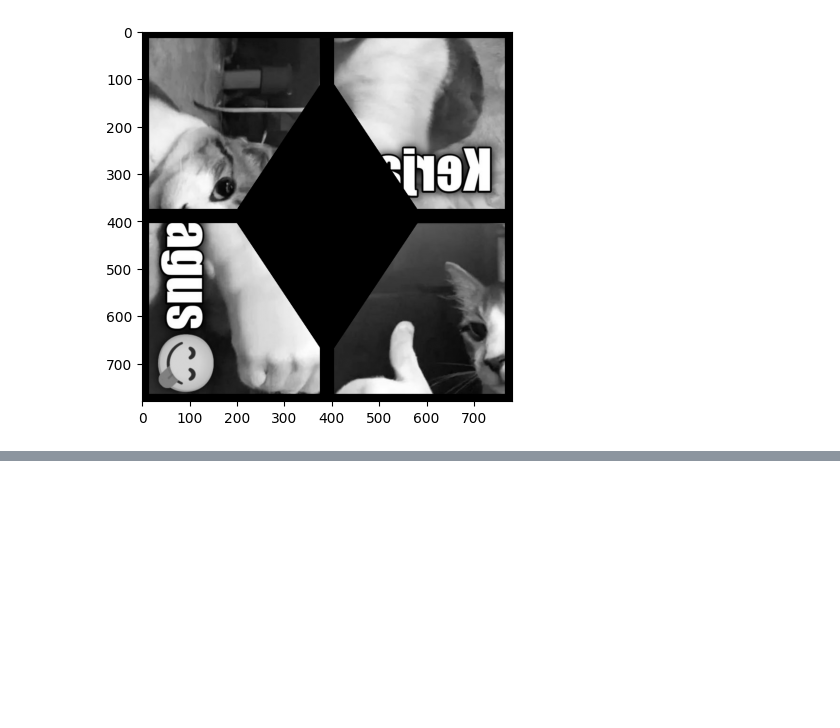
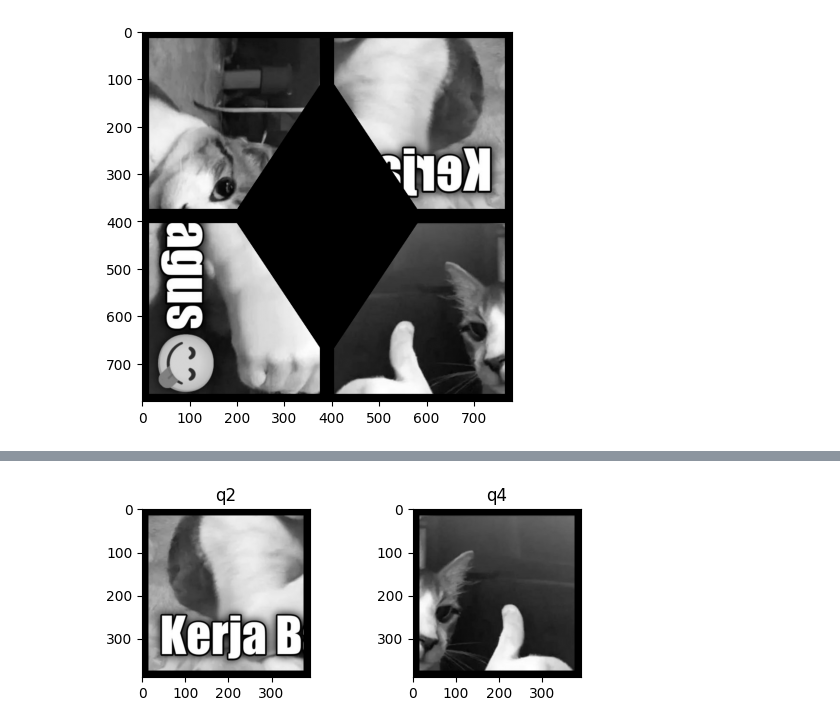
Before and after one commit to praktikum-pcd-2026/kelompok6-jurnal-modul-1-IniYoga, a Jupyter notebook: modul1.ipynb, the cells around one changed output, grey strips where cells are left out. Cells and saved outputs as stored; diff of their text form; code cells hidden in the pictures; blank space fills up the shorter version.

```diff
--- a/modul1.ipynb
+++ b/modul1.ipynb
@@ -54,0 +87,30 @@ plt.show()
+# %%
+def fungsi_satu(image, mode='X'):
+    h, w = image.shape
+    hasil = np.zeros((h, w), dtype=image.dtype)
+
+    for i in range(h):
+        for j in range(w):
+            if mode == 'X':
+                hasil[i, j] = image[i, w - 1 - j]
+            elif mode == 'Y':
+                hasil[i, j] = image[h - 1 - i, j]
+
+    return hasil
+
+q2 = fungsi_satu(q2, 'X')
+q4 = fungsi_satu(q4, 'X')
+
+plt.subplot(2,2,1)
+plt.imshow(q2, cmap='gray')
+plt.title("q2")
+
+plt.subplot(2,2,2)
+plt.imshow(q4, cmap='gray')
+plt.title("q4")
+
+
+
+plt.show()
+# %% [output]
+[figure, added]
```
Also changed, not shown: parts of 5 cells of this notebook.
